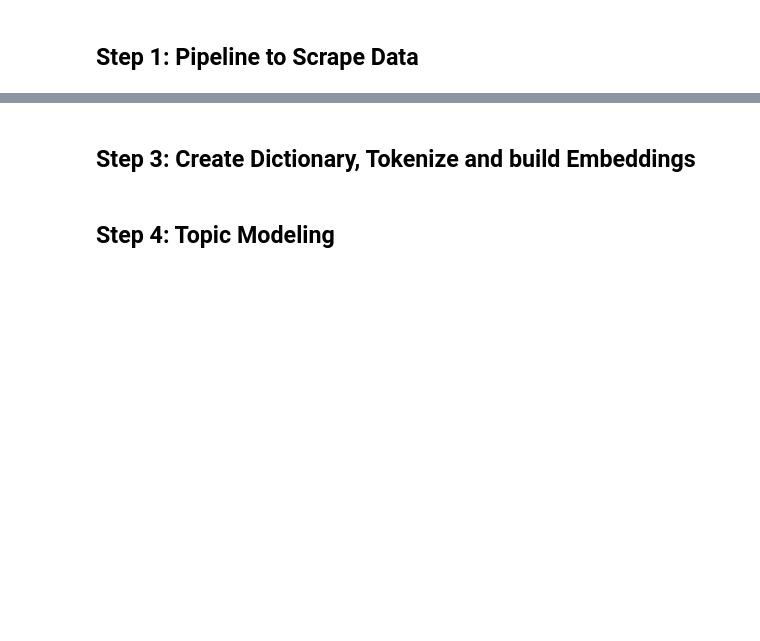
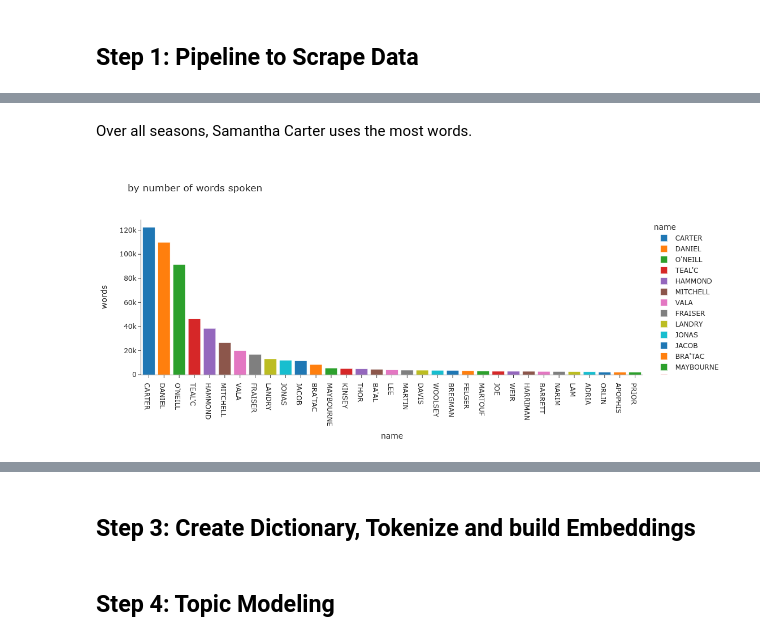
Before and after one commit to huyndao/sg1-topic-modeling, a Jupyter notebook: sg1-topic-modeling.ipynb, the cells around one changed output, grey strips where cells are left out. Drawn from its saved outputs; the diff is of its cells as text; code cells hidden in the pictures; blank space fills up the shorter version.

Commit message:
added section 1.5, calculated and illustrated characters statistics

```diff
--- a/sg1-topic-modeling.ipynb
+++ b/sg1-topic-modeling.ipynb
@@ -155,0 +271,14 @@ transcripts = run_extraction_pipeline(urls)
+# %%
+# over all seasons by characters who speak the most and has the most words
+over_all_seasons = (
+    char_stats.groupby(["name"])
+    .sum()
+    .select(
+        pl.col("name"),
+        pl.col("frequency"),
+        pl.col("words"),
+        (pl.col("words") / pl.col("frequency")).alias("words/frequency"),
+    )
+    .sort(["frequency", "words", "words/frequency"], descending=[True, True, True])
+    .filter(pl.col("words") >= 2000)
+)
@@ -155,0 +296,16 @@ transcripts = run_extraction_pipeline(urls)
+# %% [markdown]
+Over all seasons, Samantha Carter uses the most words.
+# %%
+gc.collect()
+px.bar(
+    over_all_seasons.sort("words", descending=True),
+    x="name",
+    y="words",
+    color="name",
+    title="by number of words spoken",
+    template="simple_white",
+    width=1000,
+    height=500,
+)
+# %% [output]
+[figure, added]
```
Also changed, not shown: parts of 32 cells of this notebook, 2 other files.
